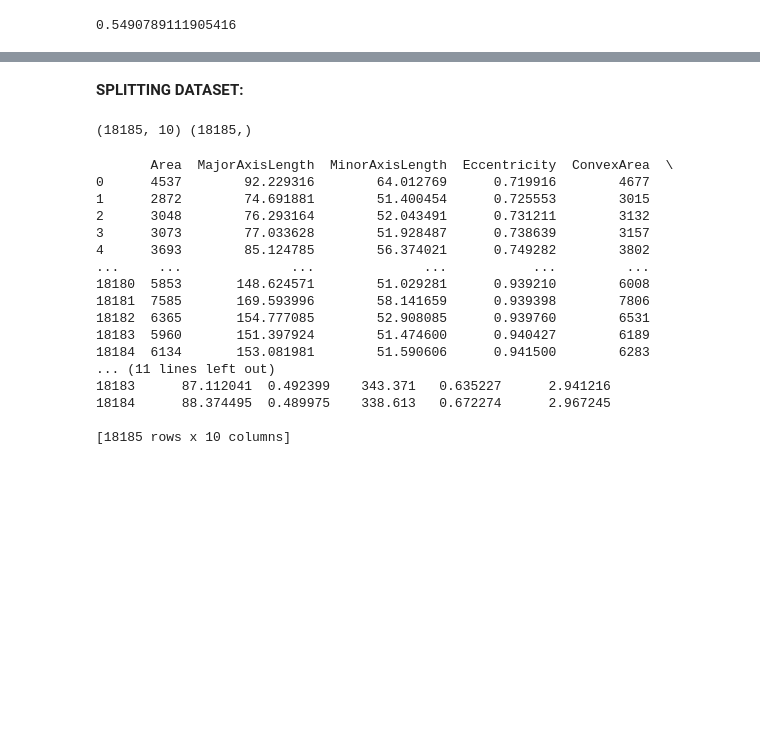
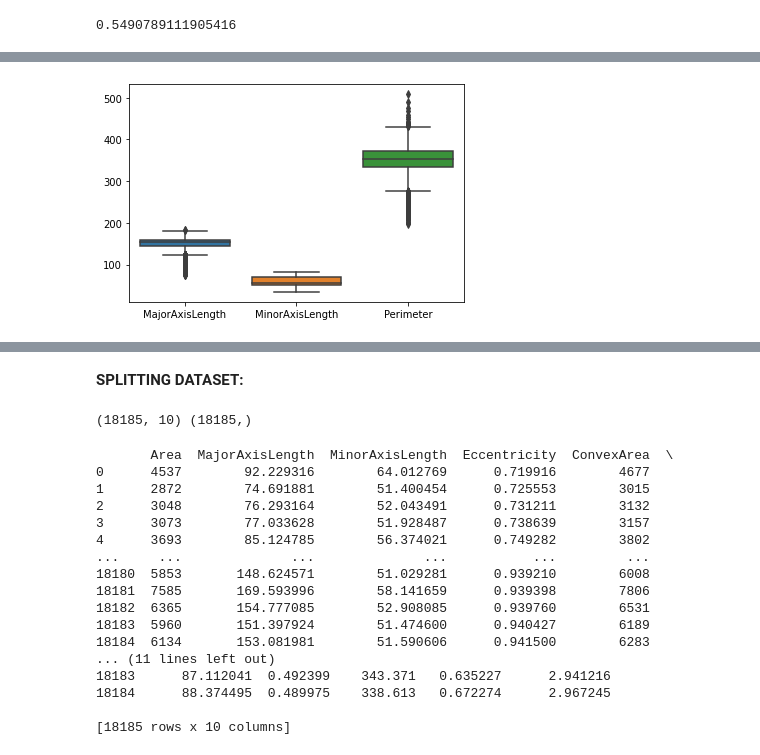
Before and after one commit to abhishekmani12/dev_wizards_Hackathon, a Jupyter notebook: rice classification.ipynb, the cells around one changed output, grey strips where cells are left out. Cells and saved outputs as stored; diff of their text form; code cells hidden in the pictures; blank space fills up the shorter version.

```diff
--- a/rice classification.ipynb
+++ b/rice classification.ipynb
@@ -130,0 +141,4 @@ print(sum(df["Class"])/len(df["Class"]))
+# %%
+ax = sns.boxplot(data=df[['MajorAxisLength','MinorAxisLength','Perimeter']], orient="v")
+# %% [output]
+[figure, added]
```
Also changed, not shown: parts of 43 cells of this notebook.
